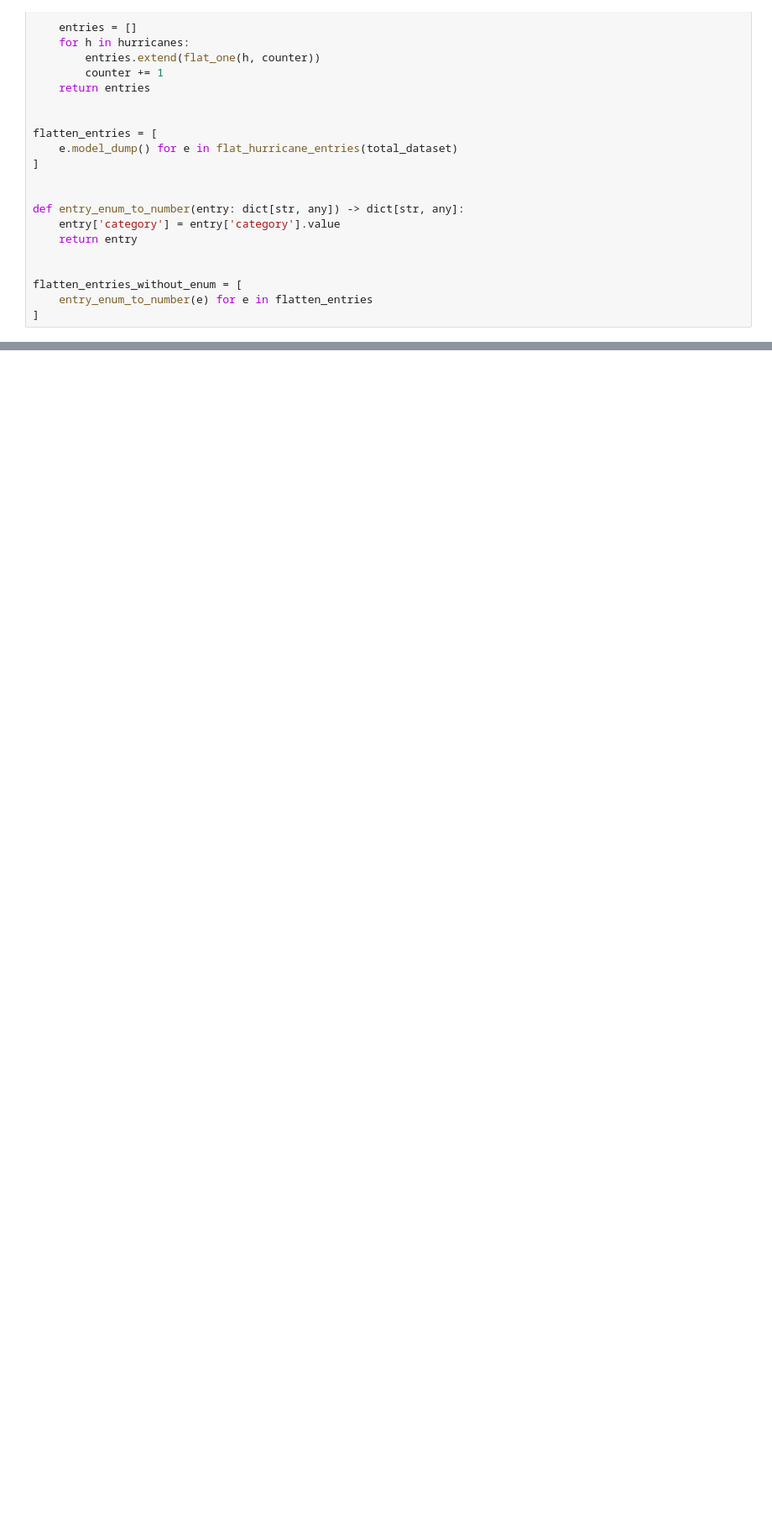
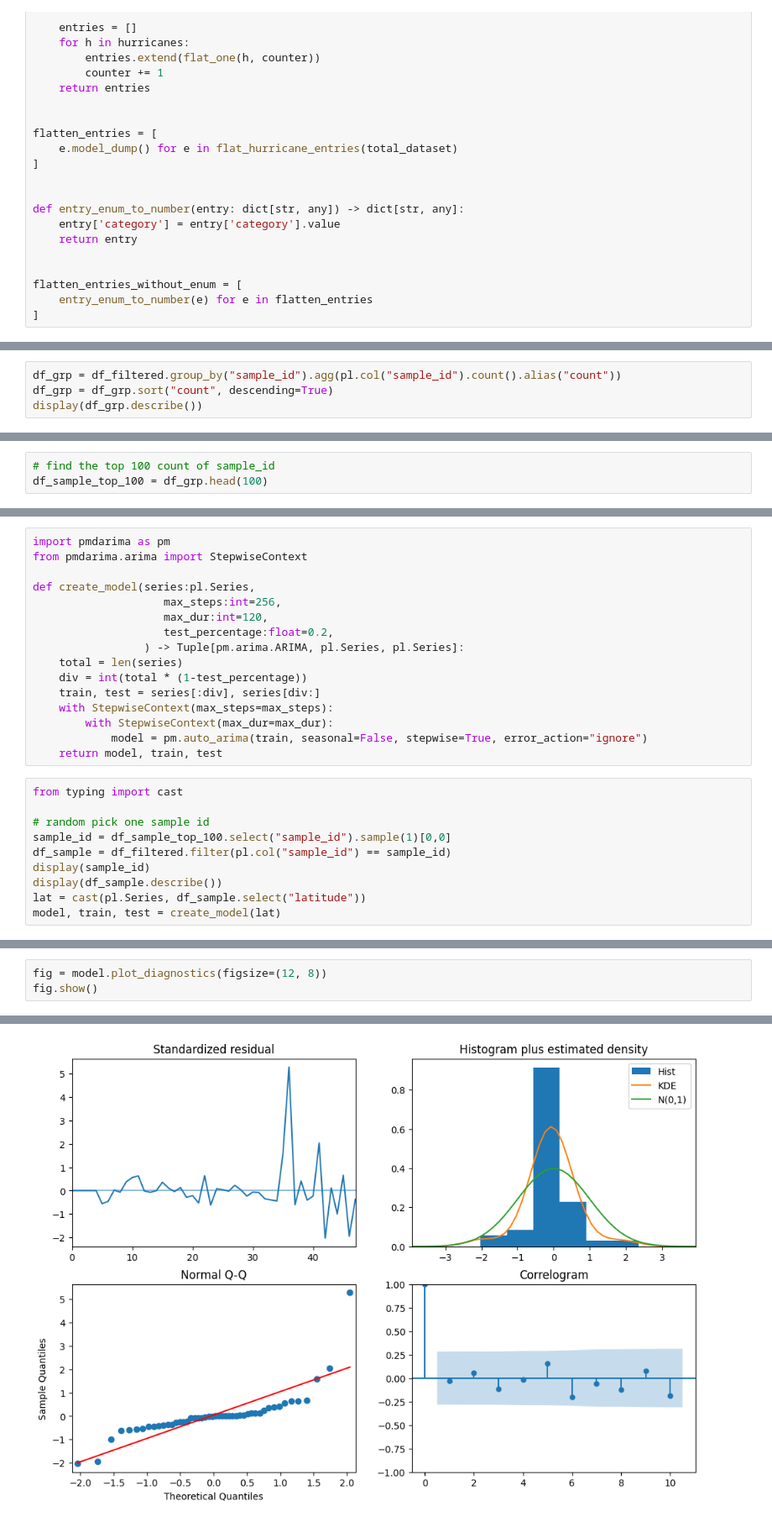
Before and after one commit to HQU-gxy/hurricane_stuff, a Jupyter notebook: ARIMA.ipynb, the cells around one changed output, grey strips where cells are left out. Shown at 84% size. Cells and saved outputs as stored; diff of their text form; blank space fills up the shorter version.

Commit message:
update ARIMA

```diff
--- a/ARIMA.ipynb
+++ b/ARIMA.ipynb
@@ -656,0 +286,4 @@ Warnings:
+# %%
+df_grp = df_filtered.group_by("sample_id").agg(pl.col("sample_id").count().alias("count"))
+df_grp = df_grp.sort("count", descending=True)
+display(df_grp.describe())
@@ -656,0 +309,3 @@ Warnings:
+# %%
+# find the top 100 count of sample_id
+df_sample_top_100 = df_grp.head(100)
@@ -656,0 +325,26 @@ Warnings:
+# %%
+import pmdarima as pm
+from pmdarima.arima import StepwiseContext
+
+def create_model(series:pl.Series,
+                    max_steps:int=256,
+                    max_dur:int=120,
+                    test_percentage:float=0.2,
+                 ) -> Tuple[pm.arima.ARIMA, pl.Series, pl.Series]:
+    total = len(series)
+    div = int(total * (1-test_percentage))
+    train, test = series[:div], series[div:]
+    with StepwiseContext(max_steps=max_steps):
+        with StepwiseContext(max_dur=max_dur):
+            model = pm.auto_arima(train, seasonal=False, stepwise=True, error_action="ignore")
+    return model, train, test
+# %%
+from typing import cast
+
+# random pick one sample id
+sample_id = df_sample_top_100.select("sample_id").sample(1)[0,0]
+df_sample = df_filtered.filter(pl.col("sample_id") == sample_id)
+display(sample_id)
+display(df_sample.describe())
+lat = cast(pl.Series, df_sample.select("latitude"))
+model, train, test = create_model(lat)
@@ -656,0 +388,4 @@ Warnings:
+# %%
+fig = model.plot_diagnostics(figsize=(12, 8))
+fig.show()
+# %% [output]
@@ -656,0 +393 @@ Warnings:
+[figure, added]
```
Also changed, not shown: parts of 39 cells of this notebook.
